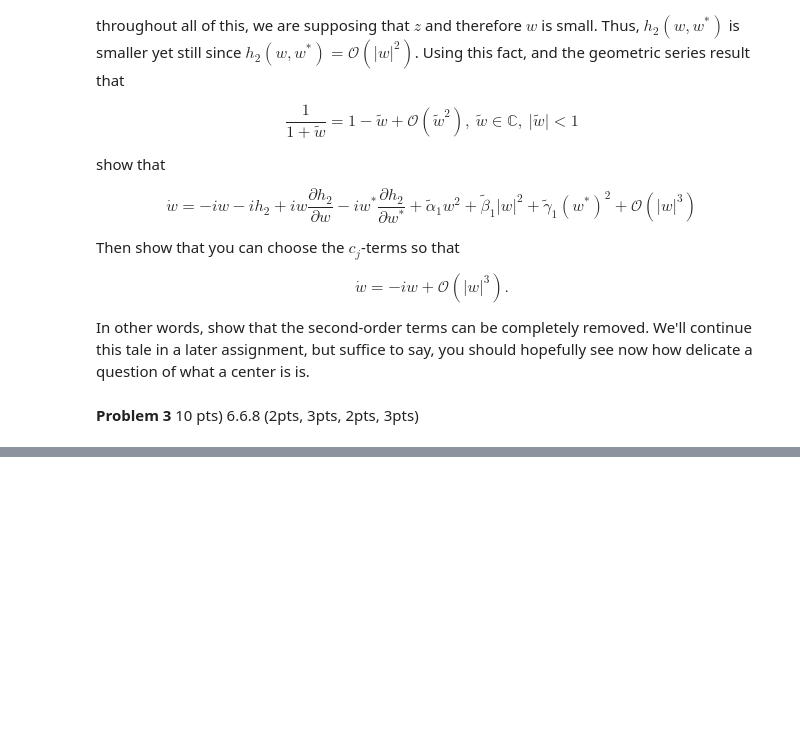
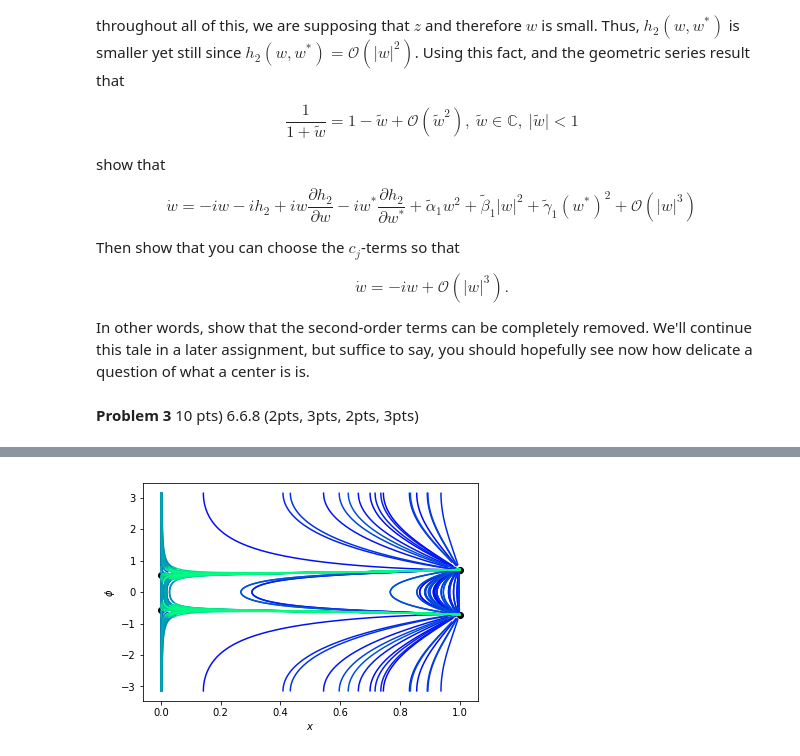
Before and after one commit to cwcurtis/Math_638_Notebooks, a Jupyter notebook: Assignments/Homework_Six.ipynb, the cells around one changed output, grey strips where cells are left out. Saved outputs shown, nothing was run; the diff lists cells and outputs as text; code cells hidden in the pictures; blank space fills up the shorter version.

```diff
--- a/Assignments/Homework_Six.ipynb
+++ b/Assignments/Homework_Six.ipynb
@@ -81,0 +178,4 @@ In other words, show that the second-order terms can be completely removed. We'l
+# %%
+cylinder_plotter(.6,40,.05,80)
+# %% [output]
+[figure, added]
```
Also changed, not shown: parts of 6 cells of this notebook, 2 other files.
